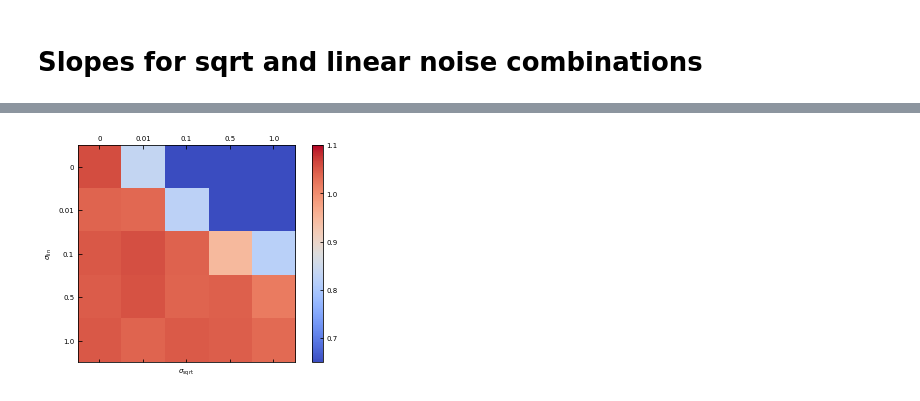
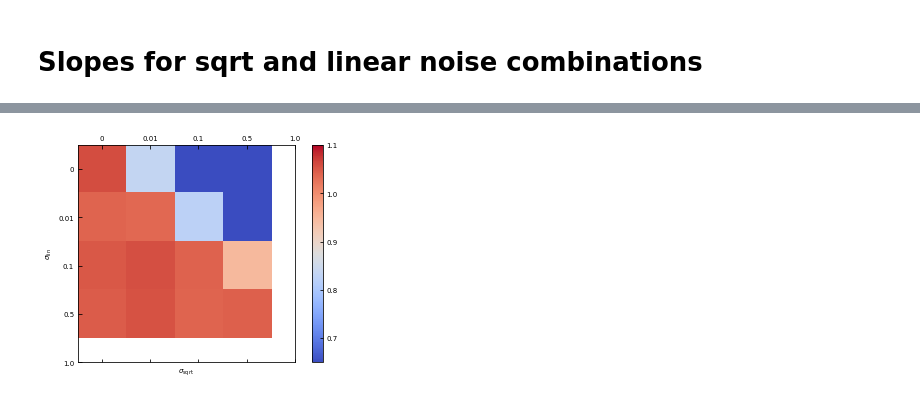
Before and after one commit to lanadescheemaeker/logistic_models, a Jupyter notebook: Study noise with interaction.ipynb, the cells around one changed output, grey strips where cells are left out. Saved outputs shown, nothing was run; the diff lists cells and outputs as text; code cells hidden in the pictures.

Commit message:
changed template of notebooks, added data of results and experiments

```diff
--- a/Study noise with interaction.ipynb
+++ b/Study noise with interaction.ipynb
@@ -1239,38 +1152,43 @@ for i in range(3):
 # %%
-df_slopes2 = pd.read_csv('2020.csv', index_col=0, na_values='NAN')
-df_slopes2 = df_slopes2[df_slopes2.implementation == NOISE.LANGEVIN_LINEAR_SQRT]
+df_slopes2 = pd.read_csv(
+    'results/slopes/interaction_005.csv', index_col=0, na_values='NAN')
+df_slopes2 = df_slopes2[df_slopes2.implementation ==
+                        'NOISE.LANGEVIN_LINEAR_SQRT']
 
-Nts = 10
+df_slopes2['slope'] = df_slopes2.loc[:, [
+    col for col in df_slopes2.columns if col.startswith('ts_')]].mean(axis=1)
+df_slopes2['slope_std'] = df_slopes2.loc[:, [
+    col for col in df_slopes2.columns if col.startswith('ts_')]].std(axis=1)
+df_slopes2.drop([col for col in df_slopes2.columns if col.startswith(
+    'ts_')], axis=1, inplace=True)
 
-df_slopes2['slope'] = df_slopes2.loc[:,['ts_%d' % i for i in range(Nts)]].mean(axis=1)
-df_slopes2['slope_std'] = df_slopes2.loc[:,['ts_%d' % i for i in range(Nts)]].std(axis=1)
-df_slopes2.drop(['ts_%d'%i for i in range(Nts)], axis=1, inplace=True)
-
-slope = df_slopes2.drop(['implementation', 'interaction', 'slope_std', 'noise_ct'], axis=1)
-std_slope = df_slopes2.drop(['implementation', 'interaction', 'slope', 'noise_ct'], axis=1)
+slope = df_slopes2.drop(
+    ['implementation', 'interaction', 'slope_std', 'noise_ct'], axis=1)
+std_slope = df_slopes2.drop(
+    ['implementation', 'interaction', 'slope', 'noise_ct'], axis=1)
 
 slope = slope.groupby(['noise_lin', 'noise_sqrt']).agg('mean')
 std_slope = std_slope.groupby(['noise_lin', 'noise_sqrt']).agg('mean')
 
-slope = slope.unstack() #.iloc[:4, :4]
+slope = slope.unstack().iloc[:4, :4]
 std_slope = std_slope.unstack().iloc[:4, :4]
 
 val = slope.values
 
 fig = plt.figure()
 ax = fig.add_subplot(111)
 
 mat = ax.matshow(val, cmap='coolwarm', vmin=0.65, vmax=1.1)
 ax.set_xlabel(r'$\sigma_\mathregular{sqrt}$')
 ax.set_ylabel(r'$\sigma_\mathregular{lin}$')
-ax.set_xticks([0,1,2,3,4])
-ax.set_yticks([0,1,2,3,4])
+ax.set_xticks([0, 1, 2, 3, 4])
+ax.set_yticks([0, 1, 2, 3, 4])
 
 ax.set_xticklabels([0, 0.01, 0.1, 0.5, 1.0])
 ax.set_yticklabels([0, 0.01, 0.1, 0.5, 1.0])
 
 fig.colorbar(mat)
 
 plt.show()
 # %% [output]
-[figure, old version]
+[figure, new version]
```
Also changed, not shown: parts of 49 cells of this notebook, 27 other files.
